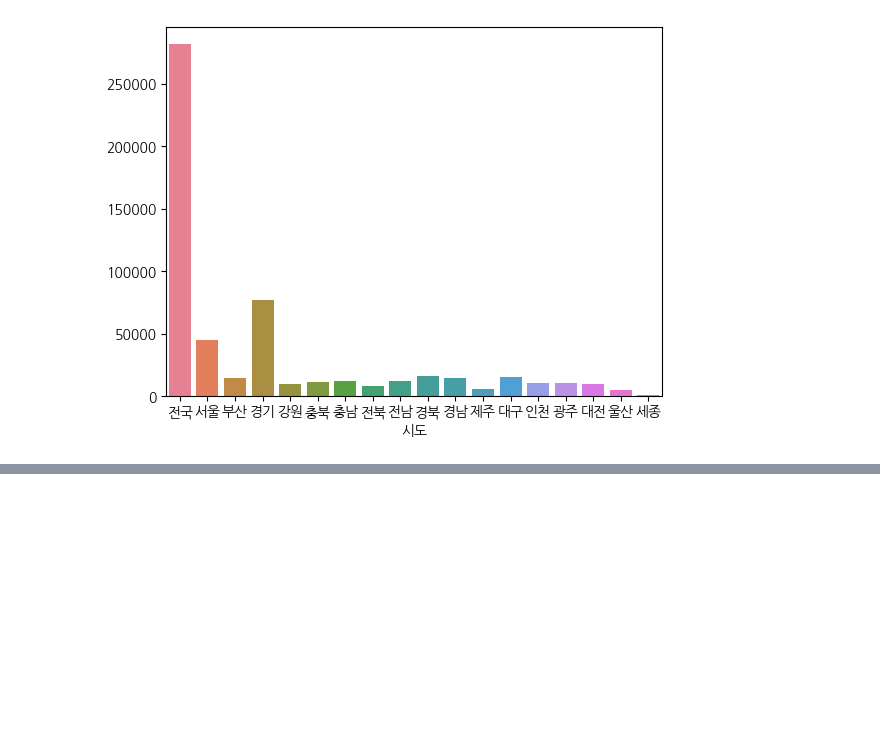
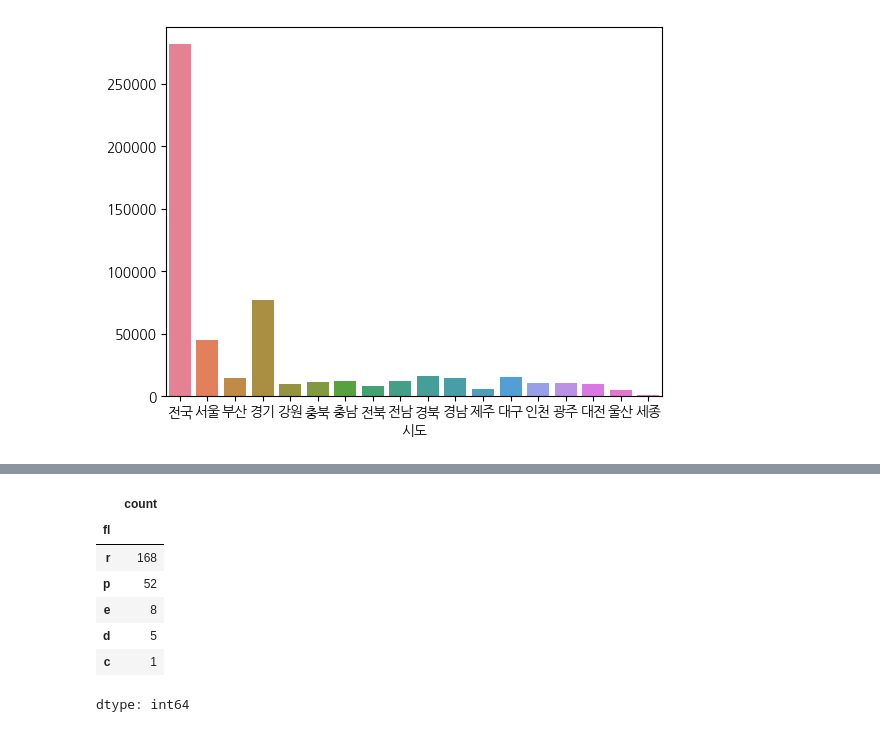
Before and after one commit to parksuejin1026/2026_BDA_Study, a Jupyter notebook: Week7/BDA_week7.ipynb, the cells around one changed output, grey strips where cells are left out. Drawn from its saved outputs; the diff is of its cells as text; code cells hidden in the pictures; blank space fills up the shorter version.

```diff
--- a/Week7/BDA_week7.ipynb
+++ b/Week7/BDA_week7.ipynb
@@ -305,0 +323,11 @@ plt.show()
+# %%
+df_mpg.fl.value_counts()
+# %% [output]
+|  | count |
+| fl |  |
+| r | 168 |
+| p | 52 |
+| e | 8 |
+| d | 5 |
+| c | 1 |
+dtype: int64
```
Also changed, not shown: parts of 2 cells of this notebook.
